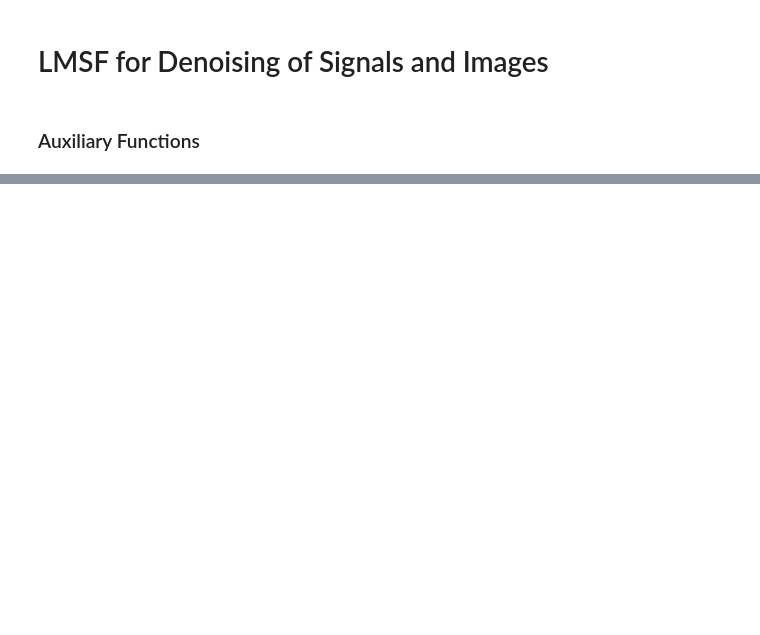
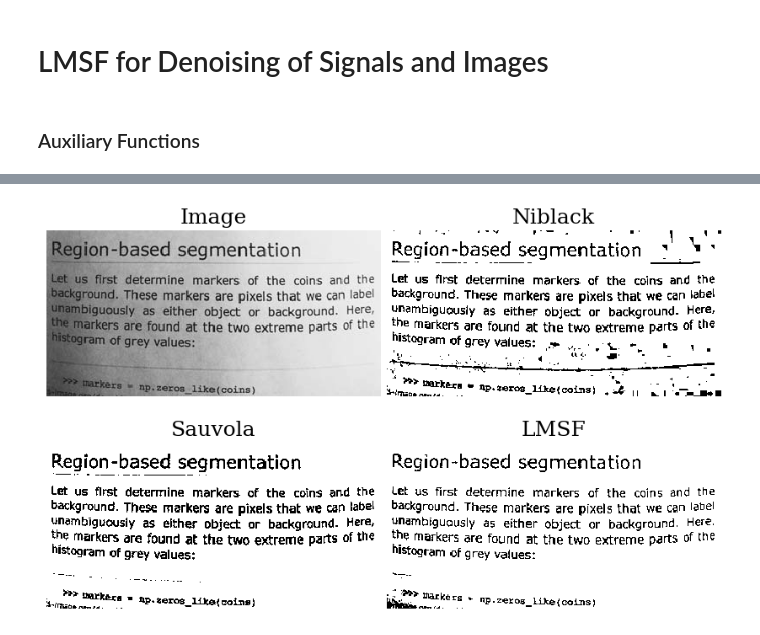
Before and after one commit to uttamLab/LMSF, a Jupyter notebook: run_lmsf.ipynb, the cells around one changed output, grey strips where cells are left out. Cells and saved outputs as stored; diff of their text form; code cells hidden in the pictures; blank space fills up the shorter version.

```diff
--- a/run_lmsf.ipynb
+++ b/run_lmsf.ipynb
@@ -155,0 +183,27 @@ plt.show()
+# %%
+page = data.page()
+# %%
+thresh_niblack = threshold_niblack(page, window_size=25, k=0.8)
+thresh_sauvola = threshold_sauvola(page, window_size=25, k=0.2)
+# %%
+t_page = 0.65
+nn_page = [20,50,95]
+page_lmsf = lmsf_2d_cumulative(page, t=t_page, nn=nn_page)
+# %%
+fig, ax = plt.subplots(nrows=2, ncols=2, figsize=(8,5))
+fig.subplots_adjust(left=0, bottom=0, right=1, top=1, wspace=0.02, hspace=0.02)
+ax[0,0].imshow(page, cmap='gray', interpolation='nearest')
+ax[0,0].set_title('Image', fontdict={'family':'serif', 'color':'black', 'weight':'normal', 'size':18})
+ax[0,0].axis('off')
+ax[0,1].imshow(page > thresh_niblack, cmap='gray', interpolation='nearest')
+ax[0,1].set_title('Niblack', fontdict={'family':'serif', 'color':'black', 'weight':'normal', 'size':18})
+ax[0,1].axis('off')
+ax[1,0].imshow(page > thresh_sauvola, cmap='gray', interpolation='nearest')
+ax[1,0].set_title('Sauvola', fontdict={'family':'serif', 'color':'black', 'weight':'normal', 'size':18})
+ax[1,0].axis('off')
+ax[1,1].imshow(page_lmsf > 0, cmap='gray', interpolation='nearest')
+ax[1,1].set_title('LMSF', fontdict={'family':'serif', 'color':'black', 'weight':'normal', 'size':18})
+ax[1,1].axis('off')
+plt.show()
+# %% [output]
+[figure, added]
```
Also changed, not shown: parts of 15 cells of this notebook, 1 other file.
